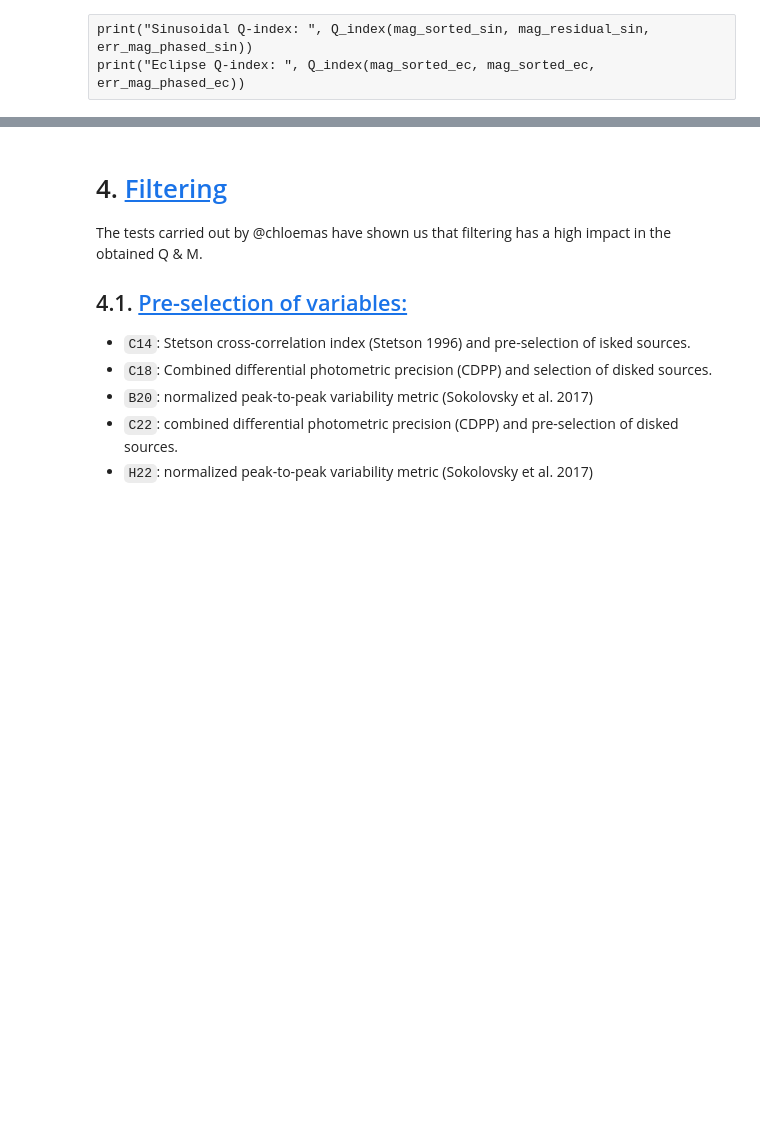
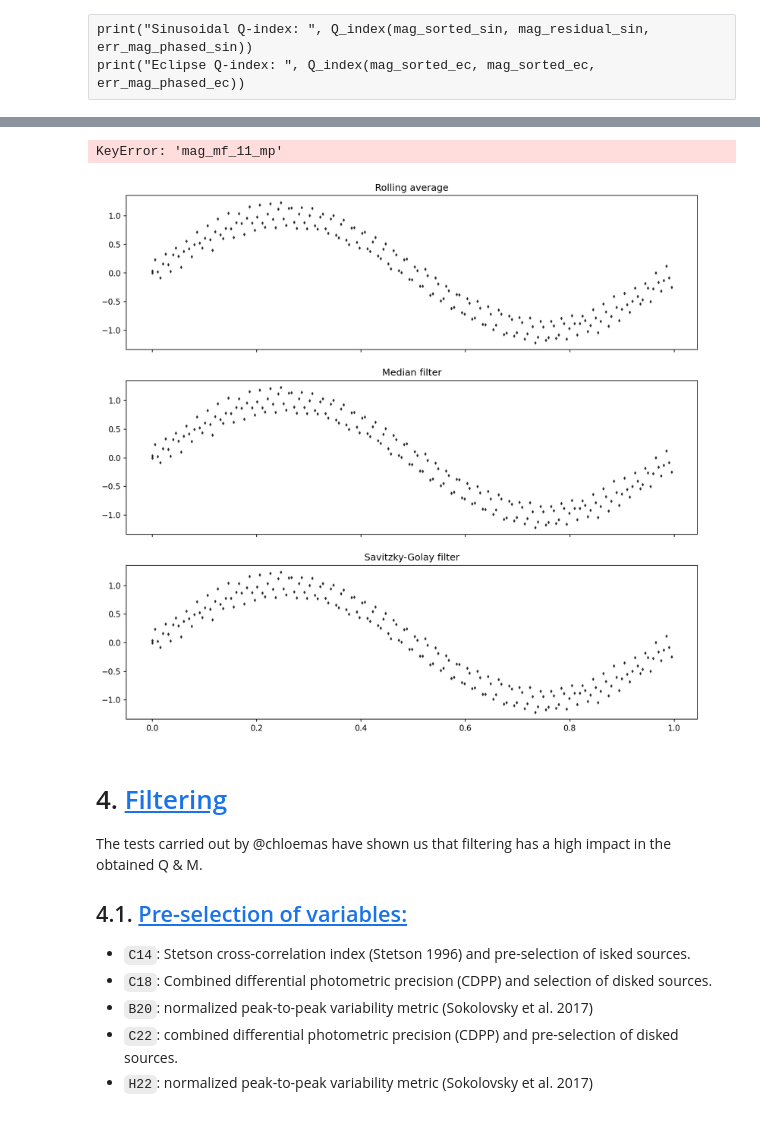
Before and after one commit to juliaroquette/VariabilityIndexes, a Jupyter notebook: jupyter/QM_development.ipynb, the cells around one changed output, grey strips where cells are left out. Saved outputs shown, nothing was run; the diff lists cells and outputs as text; code cells hidden in the pictures; blank space fills up the shorter version.

Commit message:
Waveform + Filtering sections

```diff
--- a/jupyter/QM_development.ipynb
+++ b/jupyter/QM_development.ipynb
@@ -537,3 +610,54 @@ print("Eclipse Q-index: ", Q_index(mag_sorted_ec, mag_sorted_ec, err_mag_phased_
+# %%
+for type_lc in types :
+
+    phase, mag_phased = locals()[f'phase_{type_lc}'], locals()[f'mag_sorted_{type_lc}']
+
+    fig, axs = plt.subplots(3, 1, figsize=(13, 12), facecolor='white', dpi=150, sharex=True)
+    size     = 5
+    colors   = ['cornflowerblue', 'indianred']
+
+    axs[0].scatter(phase, mag_phased, label='Original Data', c='black', marker='d', s=size, alpha = .7)
+    axs[0].set_title('Rolling average')
+    axs[1].scatter(phase, mag_phased, label='Original Data', c='black', marker='d', s=size, alpha = .7)
+    axs[1].set_title('Median filter')
+    axs[2].scatter(phase, mag_phased, label='Original Data', c='black', marker='d', s=size, alpha = .7)
+    axs[2].set_title('Savitzky-Golay filter')
+
+    length       = len(mag_phased)
+
+    for it, window in enumerate(window_sizes):
+        mag_roll   = locals()[f'mag_roll_{window}_{type_lc}']
+        phase_roll = locals()[f'phase_roll_{window}_{type_lc}']
+        mag_mf     = locals()[f'mag_mf_{window}_{type_lc}']
+        phase_mf   = locals()[f'phase_mf_{window}_{type_lc}']
+        mag_sg     = locals()[f'mag_sg_{window}_{type_lc}']
+        phase_sg   = locals()[f'phase_sg_{window}_{type_lc}']
+
+        # Plot rolling average
+        axs[0].plot(phase_roll, mag_roll, label=f'window_size = {int(100*window/length)} % of datapoints', color=colors[it], lw = 3)
+
+        # Plot Median Filter
+        axs[1].plot(phase_mf, mag_mf, label=f'window_size = {int(100*window/length)} % of datapoints', color=colors[it], lw = 3)
+
+        # Plot Savitzky-Golay Filter
+        axs[2].plot(phase_sg, mag_sg, label=f'window_size = {int(100*window/length)} % of datapoints', color=colors[it], lw = 3)
+
+
+    for ax in axs:
+        ax.scatter(phase - 1, mag_phased, c='grey', s=7, alpha=0.2)
+        ax.scatter(phase + 1, mag_phased, c='grey', s=7, alpha=0.2)
+        ax.axvline(0, c = 'black', ls = '--', lw = .7)
+        ax.axvline(1, c = 'black', ls = '--', lw = .7)
+        ax.set_xlim(-0.5, 1.5)
+        ax.invert_yaxis()
+        ax.set_ylabel('Magnitude')
+        ax.legend(loc='upper left')
+
+    # Set common x-axis label
+    axs[-1].set_xlabel('Phase')
+# %% [output]
+KeyError: 'mag_mf_11_mp'
+[figure, added]
 # %% [markdown]
 # 4. <a id='toc4_'></a>[Filtering](#toc0_)
 <a id='filtering'></a>
```
Also changed, not shown: parts of 23 cells of this notebook.
